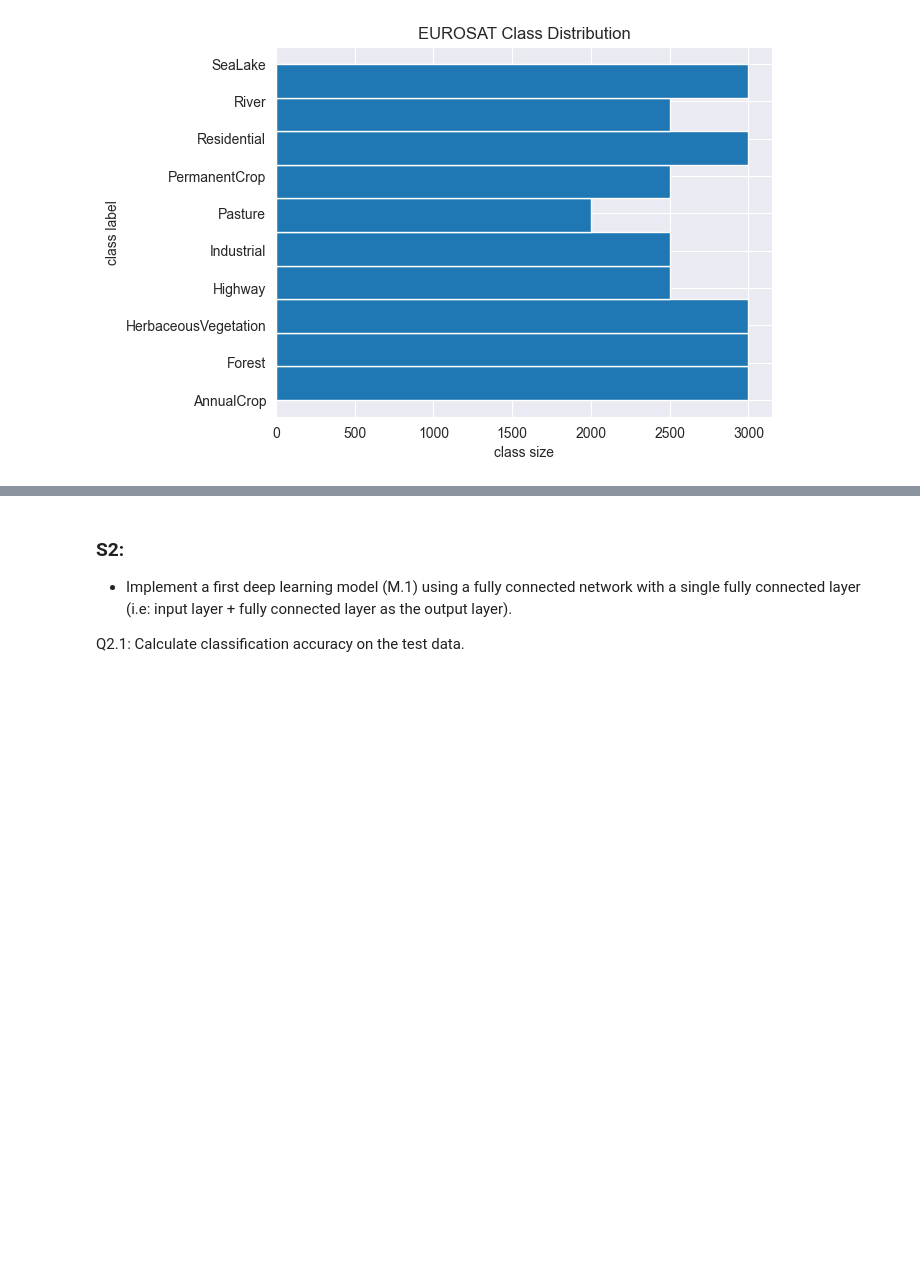
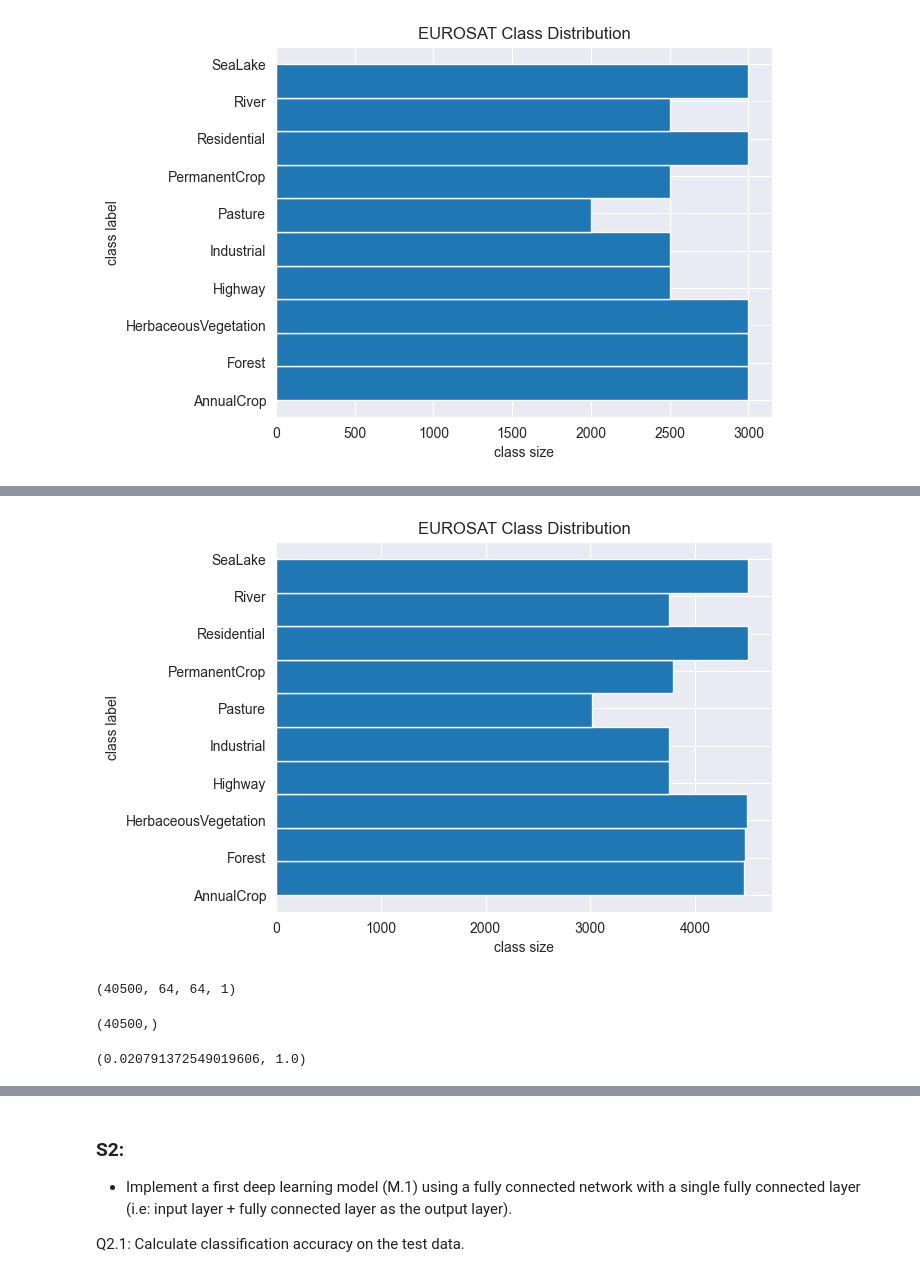
Before and after one commit to nlebovits/MUSA-650_Spring2023, a Jupyter notebook: Homeworks/MUSA650_Spring2022_HW4.ipynb, the cells around one changed output, grey strips where cells are left out. Saved outputs shown, nothing was run; the diff lists cells and outputs as text; code cells hidden in the pictures; blank space fills up the shorter version.

```diff
--- a/Homeworks/MUSA650_Spring2022_HW4.ipynb
+++ b/Homeworks/MUSA650_Spring2022_HW4.ipynb
@@ -101,3 +131,30 @@ ValueError: ('Input data in `NumpyArrayIterator` should have rank 4. You passed
+# %%
+# concatenate the augmented data with the original data
+final_images = np.concatenate([images, augmented_images])
+final_labels = np.concatenate([labels, augmented_labels])
+# %%
+# plot class distribution of the final dataset
+plt.hist(final_labels, bins=10, orientation='horizontal')
+plt.yticks(range(len(os.listdir(url))), os.listdir(url))
+plt.xlabel('class size')
+plt.ylabel('class label')
+plt.title('EUROSAT Class Distribution')
+plt.show()
+# %% [output]
+[figure, added]
+# %%
+final_images.shape
+# %% [output]
+(40500, 64, 64, 1)
+# %%
+final_labels.shape
+# %% [output]
+(40500,)
+# %%
+# return the range of pixel values in the dataset
+final_images.min(), final_images.max()
+# %% [output]
+(0.020791372549019606, 1.0)
 # %%
 # Split data into training and testing sets with an equal % of each class in each set
 from sklearn.model_selection import train_test_split
```
Also changed, not shown: parts of 49 cells of this notebook, 1 other file.
